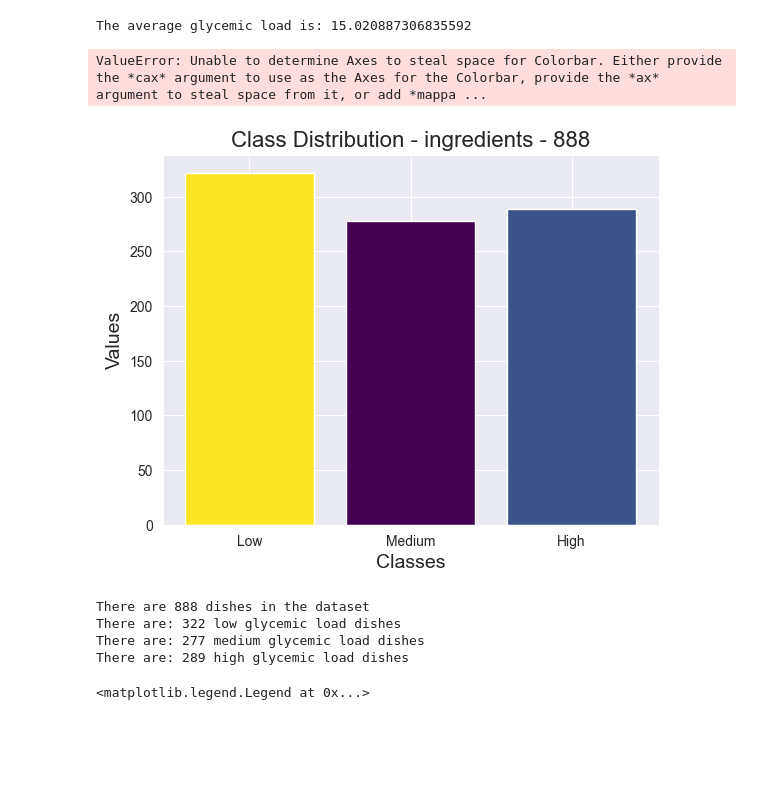
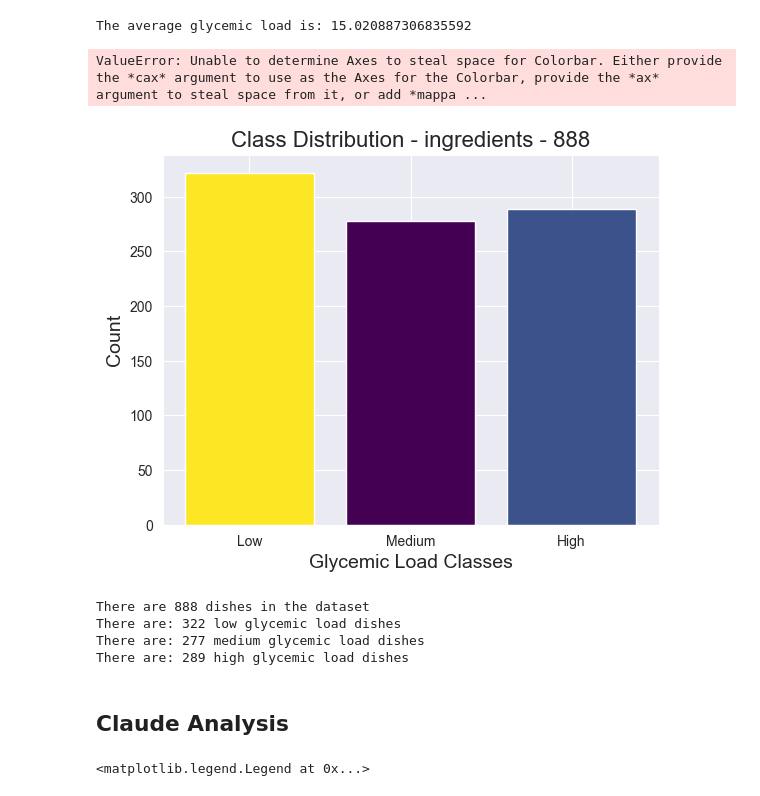
Before and after one commit to RotemGeva226/GlycemicLoad, a Jupyter notebook: Portions Estimation/notebooks/data_preprocessing.ipynb, the cells around one changed output. Drawn from its saved outputs; the diff is of its cells as text; code cells hidden in the pictures; blank space fills up the shorter version.

```diff
--- a/Portions Estimation/notebooks/data_preprocessing.ipynb
+++ b/Portions Estimation/notebooks/data_preprocessing.ipynb
@@ -71,27 +73,27 @@ The average glycemic load is: 15.020887306835592
 # %%
 import matplotlib.pyplot as plt
 import numpy as np
 
 # Data
 classes = ['Low', 'Medium', 'High']
 values = [322, 278, 289]
 
 # Define a colormap based on values
 colors = plt.cm.viridis((np.array(values) - min(values)) / (max(values) - min(values)))
 
 # Plot
 plt.bar(classes, values, color=colors)
 plt.title('Class Distribution - ingredients - 888', fontsize=16)
-plt.xlabel('Classes', fontsize=14)
-plt.ylabel('Values', fontsize=14)
+plt.xlabel('Glycemic Load Classes', fontsize=14)
+plt.ylabel('Count', fontsize=14)
 plt.colorbar(plt.cm.ScalarMappable(cmap='viridis'), label='Value Magnitude', orientation='vertical')
 plt.grid(axis='y', linestyle='--', alpha=0.7)
 
 # Show the plot
 plt.show()
 # %% [output]
 ValueError: Unable to determine Axes to steal space for Colorbar. Either provide the *cax* argument to use as the Axes for the Colorbar, provide the *ax* argument to steal space from it, or add *mappa ...
-[figure, old version]
+[figure, new version]
 # %%
 low_gl = []
 medium_gl = []
@@ -118,6 +120,8 @@ There are 888 dishes in the dataset
 There are: 322 low glycemic load dishes
 There are: 277 medium glycemic load dishes
 There are: 289 high glycemic load dishes
+# %% [markdown]
+## Claude Analysis
 # %%
 claude_estimation_results = r"C:\Users\rotem.geva\OneDrive - Afeka College Of Engineering\Final Project\Portions Estimation\ClaudeGlycemicLoadEstimationResults.csv"
 df = pd.read_csv(claude_estimation_results)
```
Also changed, not shown: parts of 1 cell of this notebook, 2 other files.
